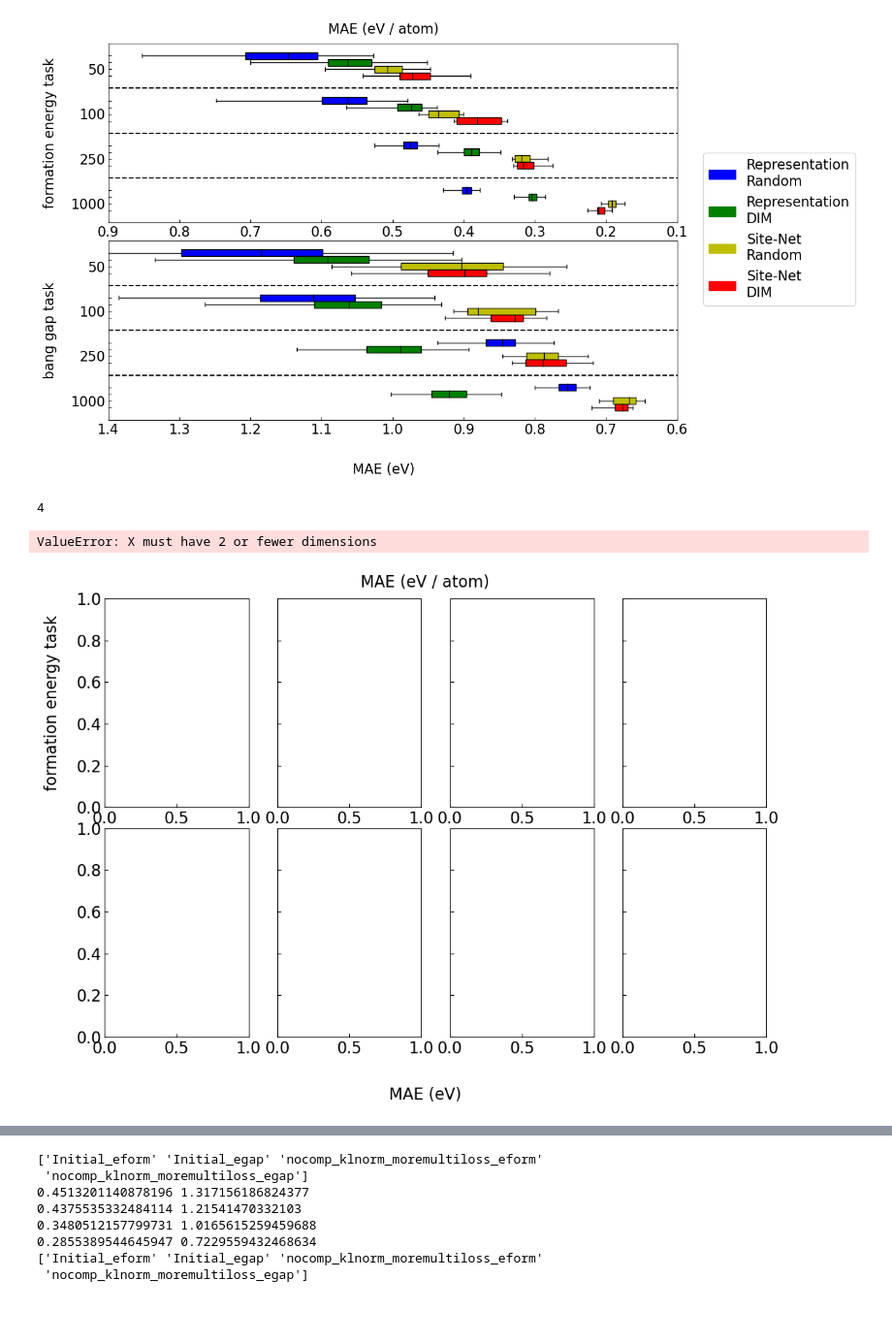
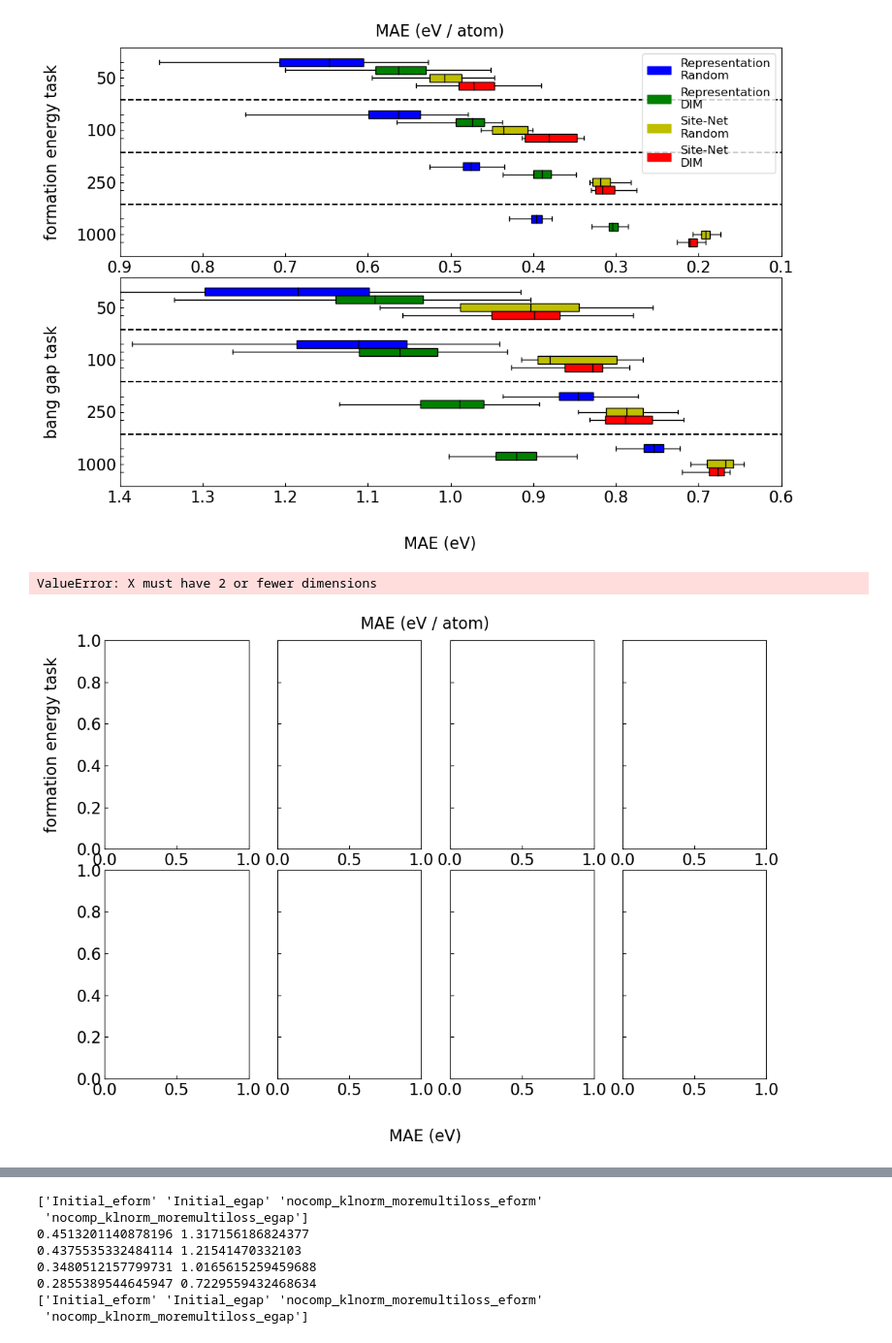
Before and after one commit to mm04926412/Site-Net, a Jupyter notebook: Downstream_MAEs_to_plots.ipynb, the cells around one changed output, grey strips where cells are left out. Shown at 97% size. Cells and saved outputs as stored; diff of their text form; code cells hidden in the pictures; blank space fills up the shorter version.

```diff
--- a/Downstream_MAEs_to_plots.ipynb
+++ b/Downstream_MAEs_to_plots.ipynb
@@ -152,36 +137,36 @@ box_plot_queue = [box_plot_1,box_plot_2]
 ax_i = 0
 ax[1].set_ylabel("bang gap task",labelpad=16)
 offset=-0.225
 for color in ["b","g","y","r"]:
     if ax_i == 0:
         vectors = [RepMAE[(RepMAE["limit"] == i) & (RepMAE["model"] == "Initial_egap")]["nn_MAE"] for i in [50,100,250,1000]]
     if ax_i == 1:
         vectors = [RepMAE[(RepMAE["limit"] == i) & (RepMAE["model"] == "nocomp_klnorm_moremultiloss_egap")]["nn_MAE"] for i in [50,100,250,1000]]
     if ax_i == 2:
         vectors = [DownMAE[DownMAE["filename"].str.contains(i)]["MAE"] for i in box_plot_1]
     if ax_i == 3:
         vectors = [DownMAE[DownMAE["filename"].str.contains(i)]["MAE"] for i in box_plot_2]
     if ax_i == 2:
         box_plot(ax[1], vectors, "black", color, labels=[50,100,250,1000],vert=False,whis=100000000,positions=[1+offset, 2+offset, 3+offset, 4+offset], widths=0.15)
     else:
         box_plot(ax[1], vectors, "black", color, labels=["","","",""],vert=False,whis=100000000,positions=[1+offset, 2+offset, 3+offset, 4+offset], widths=0.15)
     ax[1].set_ylim(4.5,0.5)
     ax[1].set_xlim(1.4,0.6)
     ax_i += 1
     offset+=0.15
 
 #ax[1][0].set_xlabel("50 Samples")
 #ax[1][1].set_xlabel("100 Samples")
 #ax[1][2].set_xlabel("250 Samples")
 #ax[1][3].set_xlabel("1000 Samples")
 #List comprehension as a for loop
-ax[0].legend(handles=[Patch(color="b",label="Representation\nRandom"),Patch(color="g",label="Representation\nDIM"),Patch(color="y",label="Site-Net\nRandom"),Patch(color="r",label="Site-Net\nDIM")],loc='lower right', bbox_to_anchor=(1.325, -0.5))
+ax[0].legend(handles=[Patch(color="b",label="Representation\nRandom"),Patch(color="g",label="Representation\nDIM"),Patch(color="y",label="Site-Net\nRandom"),Patch(color="r",label="Site-Net\nDIM")], loc='upper right', fontsize="12")
 [ax[0].axhline(y, color = 'black', linestyle='--') for y in [1.5,2.5,3.5]]
 [ax[1].axhline(y, color = 'black', linestyle='--') for y in [1.5,2.5,3.5]]
-fig.savefig("RepTransComp.png",bbox_inches='tight')
+fig.savefig("RepTransComp_regimelegend.png",bbox_inches='tight')
 fig.show()
 # %% [output]
-[figure, old version]
+[figure, new version]
 # %%
 fig,ax = plt.subplots(2, 4, sharex=False, sharey="row",gridspec_kw={'wspace':0.2, 'hspace':0.1},figsize=(12,8))
 fig.text(0.5, 0.0, "MAE (eV)", ha='center')
@@ -208,7 +193,6 @@ for plots, limits in zip(box_plot_queue, [50,100,250,1000]):
     vectors2 = RepMAE[(RepMAE["limit"] == limits) & (RepMAE["model"] == "nocomp_klnorm_moremultiloss_eform")]
     vectors.append(vectors1)
     vectors.append(vectors2)
-    print(len(vectors))
     if ax_i == 0:
         ax[0][ax_i].boxplot(vectors,labels=plots[1],vert=False,whis=100000000)
     else:
@@ -246,8 +230,7 @@ for plots, limits in zip(box_plot_queue, [50,100,250,1000]):
 
 fig.show()
 # %% [output]
-4
+ValueError: X must have 2 or fewer dimensions
-ValueError: X must have 2 or fewer dimensions
 [figure]
 # %%
 DownMAE = pd.read_csv("Downstream_MAEs.csv",header=None,names=["filename","MAE"])
```
Also changed, not shown: parts of 3 cells of this notebook.
